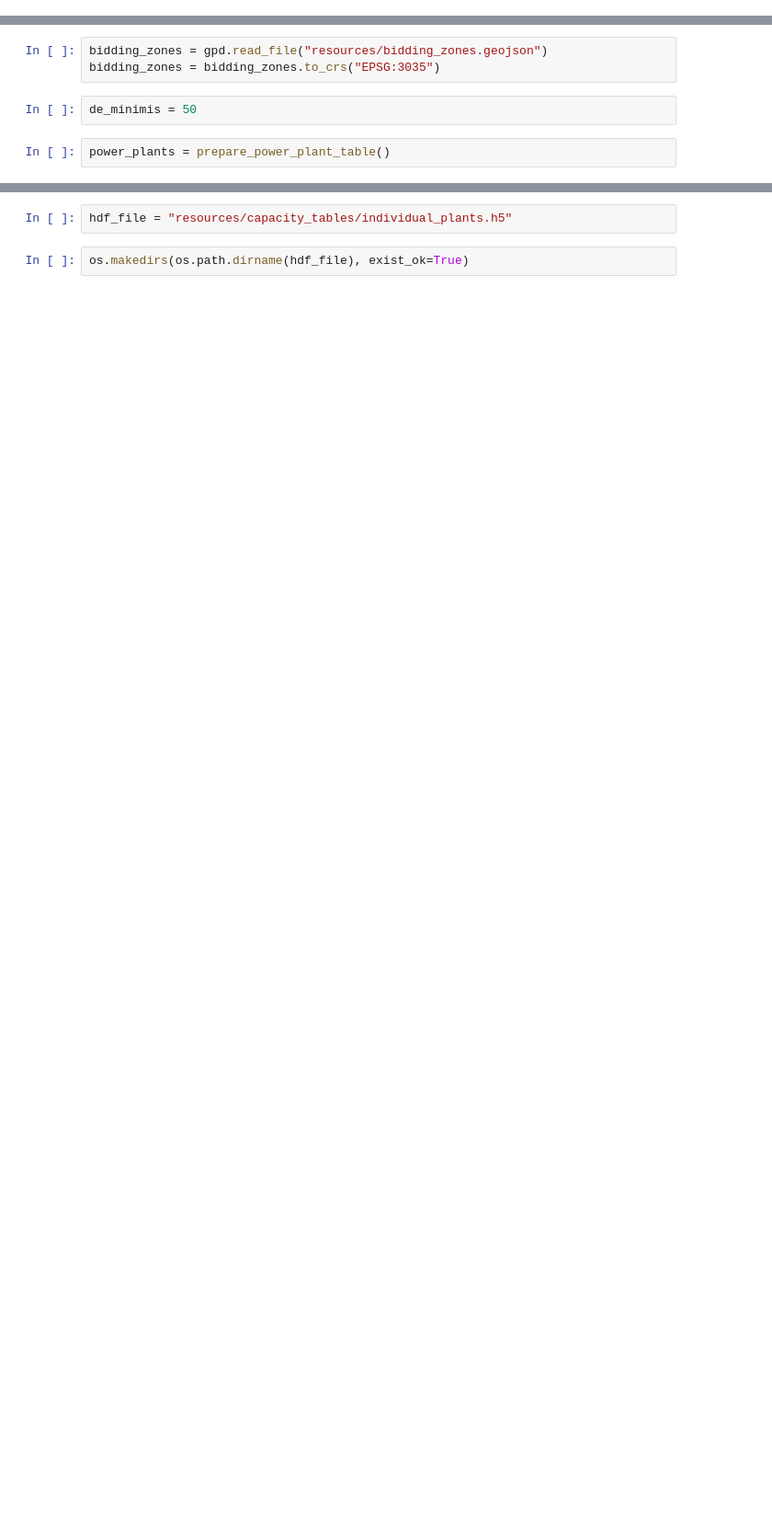
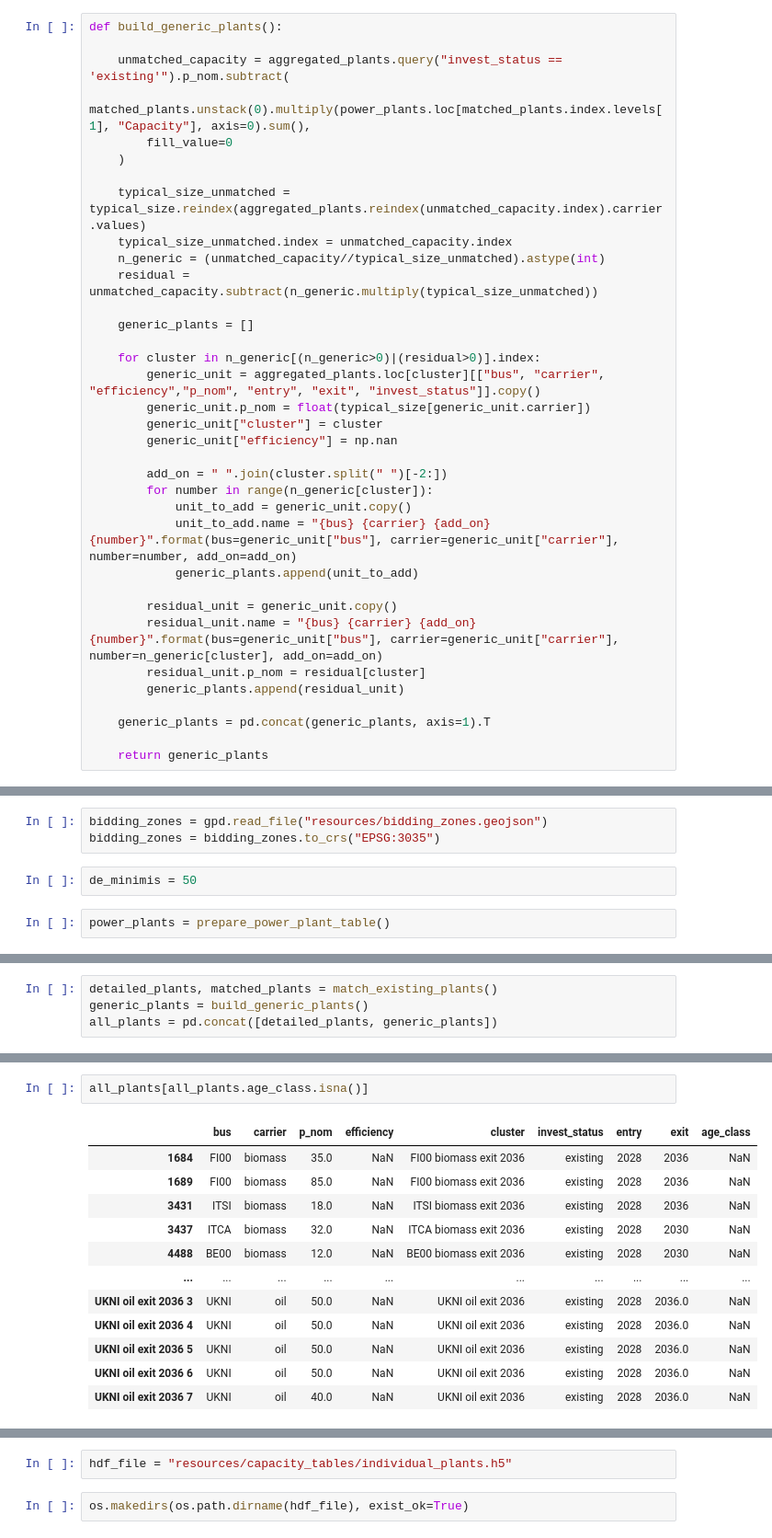
Before and after one commit to thomgeo/open_eraa, a Jupyter notebook: build_individual_power_plants.ipynb, the cells around one changed output, grey strips where cells are left out. Shown at 92% size. Cells and saved outputs as stored; diff of their text form; blank space fills up the shorter version.

```diff
--- a/build_individual_power_plants.ipynb
+++ b/build_individual_power_plants.ipynb
@@ -525,0 +347,35 @@ excel_file = pd.ExcelFile("data/Common data/Common Data.xlsx")
+# %%
+def build_generic_plants():
+
+    unmatched_capacity = aggregated_plants.query("invest_status == 'existing'").p_nom.subtract(
+        matched_plants.unstack(0).multiply(power_plants.loc[matched_plants.index.levels[1], "Capacity"], axis=0).sum(),
+        fill_value=0
+    )
+
+    typical_size_unmatched = typical_size.reindex(aggregated_plants.reindex(unmatched_capacity.index).carrier.values)
+    typical_size_unmatched.index = unmatched_capacity.index
+    n_generic = (unmatched_capacity//typical_size_unmatched).astype(int)
+    residual = unmatched_capacity.subtract(n_generic.multiply(typical_size_unmatched))
+
+    generic_plants = []
+
+    for cluster in n_generic[(n_generic>0)|(residual>0)].index:
+        generic_unit = aggregated_plants.loc[cluster][["bus", "carrier", "efficiency","p_nom", "entry", "exit", "invest_status"]].copy()
+        generic_unit.p_nom = float(typical_size[generic_unit.carrier])
+        generic_unit["cluster"] = cluster
+        generic_unit["efficiency"] = np.nan
+
+        add_on = " ".join(cluster.split(" ")[-2:])
+        for number in range(n_generic[cluster]):
+            unit_to_add = generic_unit.copy()
+            unit_to_add.name = "{bus} {carrier} {add_on} {number}".format(bus=generic_unit["bus"], carrier=generic_unit["carrier"], number=number, add_on=add_on)
+            generic_plants.append(unit_to_add)
+
+        residual_unit = generic_unit.copy()
+        residual_unit.name = "{bus} {carrier} {add_on} {number}".format(bus=generic_unit["bus"], carrier=generic_unit["carrier"], number=n_generic[cluster], add_on=add_on)
+        residual_unit.p_nom = residual[cluster]
+        generic_plants.append(residual_unit)
+
+    generic_plants = pd.concat(generic_plants, axis=1).T
+
+    return generic_plants
@@ -698,0 +423,4 @@ eraa_plants = build_new_investments(eraa_plants)
+# %%
+detailed_plants, matched_plants = match_existing_plants()
+generic_plants = build_generic_plants()
+all_plants = pd.concat([detailed_plants, generic_plants])
@@ -698,0 +573,15 @@ eraa_plants = build_new_investments(eraa_plants)
+# %%
+all_plants[all_plants.age_class.isna()]
+# %% [output]
+|  | bus | carrier | p_nom | efficiency | cluster | invest_status | entry | exit | age_class |
+| 1684 | FI00 | biomass | 35.0 | NaN | FI00 biomass exit 2036 | existing | 2028 | 2036 | NaN |
+| 1689 | FI00 | biomass | 85.0 | NaN | FI00 biomass exit 2036 | existing | 2028 | 2036 | NaN |
+| 3431 | ITSI | biomass | 18.0 | NaN | ITSI biomass exit 2036 | existing | 2028 | 2036 | NaN |
+| 3437 | ITCA | biomass | 32.0 | NaN | ITCA biomass exit 2036 | existing | 2028 | 2030 | NaN |
+| 4488 | BE00 | biomass | 12.0 | NaN | BE00 biomass exit 2036 | existing | 2028 | 2030 | NaN |
+| ... | ... | ... | ... | ... | ... | ... | ... | ... | ... |
+| UKNI oil exit 2036 3 | UKNI | oil | 50.0 | NaN | UKNI oil exit 2036 | existing | 2028 | 2036.0 | NaN |
+| UKNI oil exit 2036 4 | UKNI | oil | 50.0 | NaN | UKNI oil exit 2036 | existing | 2028 | 2036.0 | NaN |
+| UKNI oil exit 2036 5 | UKNI | oil | 50.0 | NaN | UKNI oil exit 2036 | existing | 2028 | 2036.0 | NaN |
+| UKNI oil exit 2036 6 | UKNI | oil | 50.0 | NaN | UKNI oil exit 2036 | existing | 2028 | 2036.0 | NaN |
+| UKNI oil exit 2036 7 | UKNI | oil | 40.0 | NaN | UKNI oil exit 2036 | existing | 2028 | 2036.0 | NaN |
```
Also changed, not shown: parts of 38 cells of this notebook, 12 other files.
